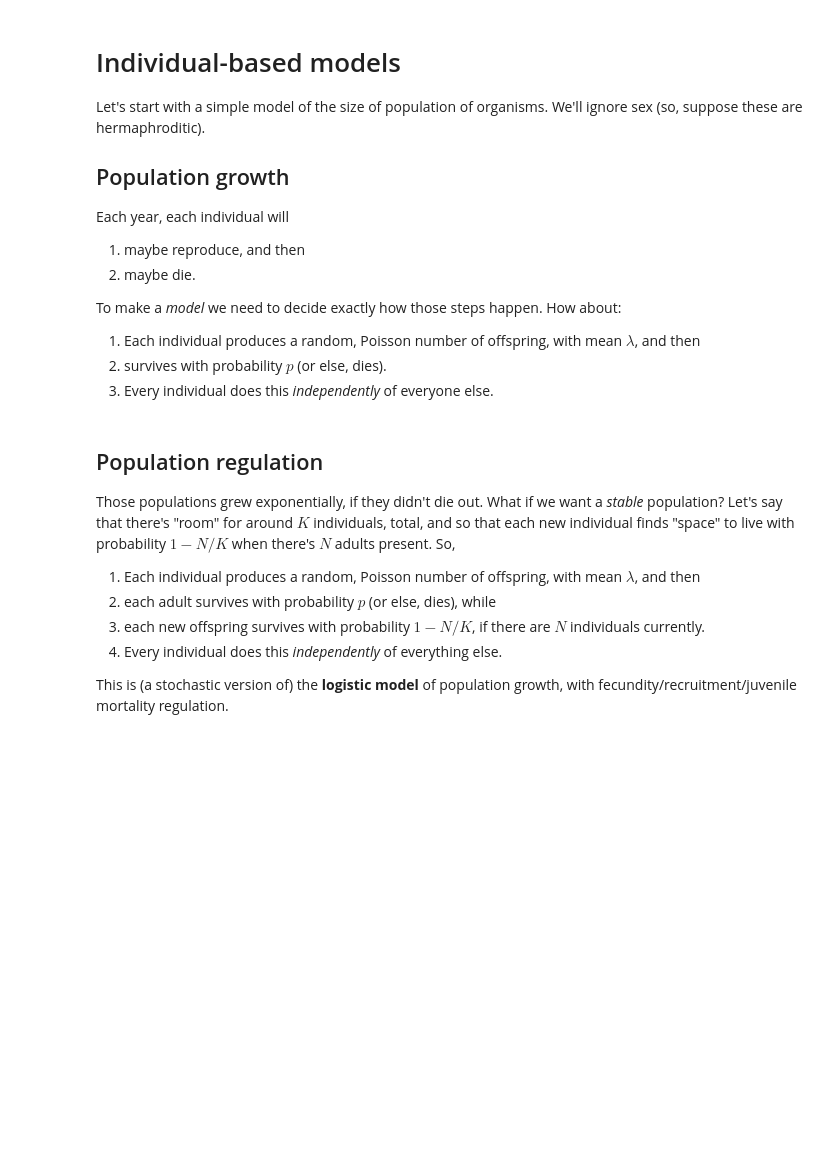
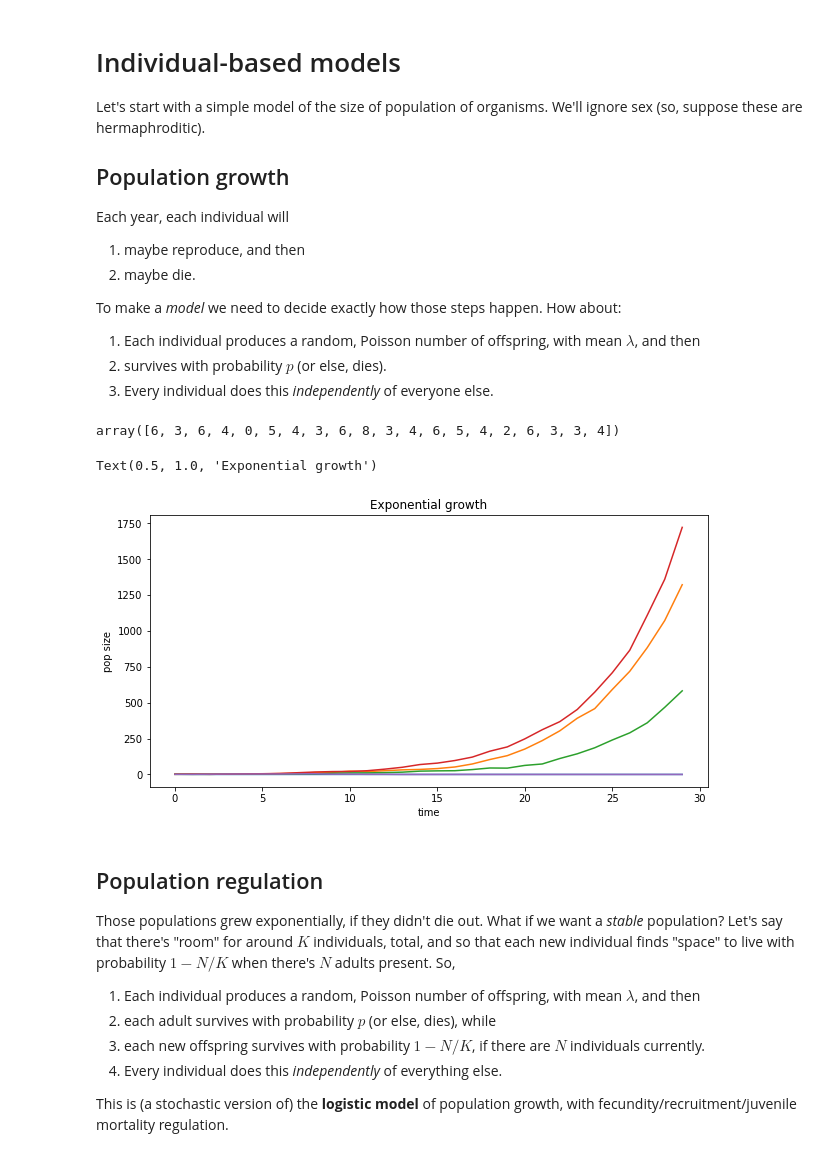
Before and after one commit to petrelharp/popbio, a Jupyter notebook: notebooks/individual_models.ipynb, the cells around one changed output. Saved outputs shown, nothing was run; the diff lists cells and outputs as text; code cells hidden in the pictures; blank space fills up the shorter version.

```diff
--- a/notebooks/individual_models.ipynb
+++ b/notebooks/individual_models.ipynb
@@ -26,28 +26,40 @@ How about:
 1. Each individual produces a random, Poisson number of offspring, with mean $\lambda$, and then
 2. survives with probability $p$ (or else, dies).
 3. Every individual does this *independently* of everyone else.
+# %%
+# poisson distribution: 20 random values from a Poisson with mean 4.5
+np.random.poisson(4.5, 20)
+# %% [output]
+array([6, 3, 6, 4, 0, 5, 4, 3, 6, 8, 3, 4, 6, 5, 4, 2, 6, 3, 3, 4])
 # %%
 def exp_gen(N, lam, p):
     # N: current number of individuals
     # lam: mean number of offspring per capita
     # p: probability of survival per capita
-    # should return the number of individuals in the next generation
-
+    # should return the number of individuals in the next time step
+    births = np.random.poisson(lam, N)
+    survivors = (np.random.uniform(size=N) < p)
+    return sum(births) + sum(survivors)
 
 # run five simulations
-N = np.empty((30,5), dtype='int')
+N = np.full((30,5), -1, dtype='int')
 N[0, :] = 1
 for t in range(1, len(N)):
     for k in range(N.shape[1]):
         N[t, k] = exp_gen(N[t-1, k],
                           lam=0.5, # mean offspring / year
                           p=0.75) # mean lifetime is 1/(1-p)
 
-plt.plot(N)
-plt.xlabel("time")
-plt.ylabel("pop size")
-plt.title("Exponential growth")
-plt.show()
+assert(np.min(N) >= 0)
+
+fig, ax = plt.subplots()
+ax.plot(N)
+ax.set_xlabel("time")
+ax.set_ylabel("pop size")
+ax.set_title("Exponential growth")
+# %% [output]
+Text(0.5, 1.0, 'Exponential growth')
+[figure, added]
 # %% [markdown]
 ## Population regulation
 
```
Also changed, not shown: parts of 2 cells of this notebook.
